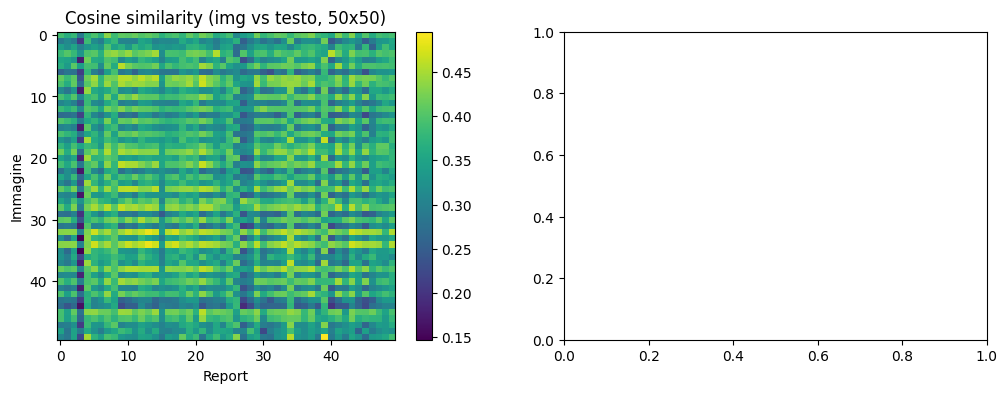
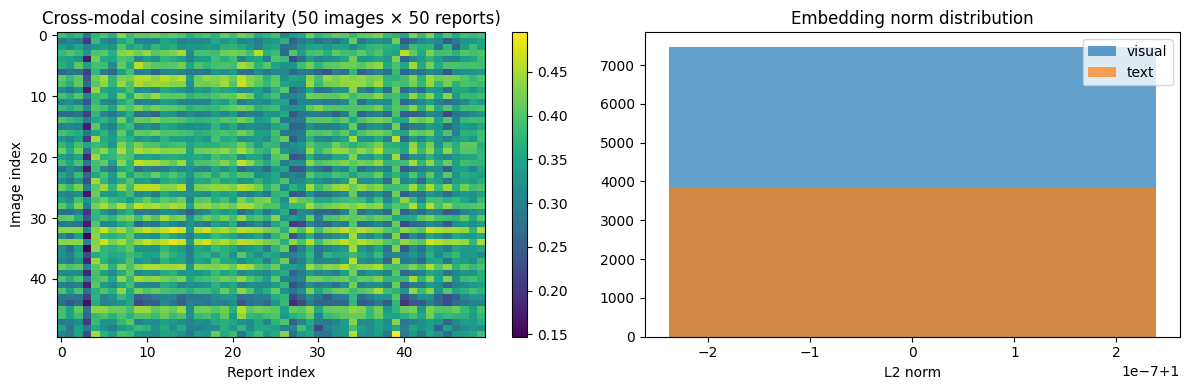
The notebook cell's code change between the first figure and the second:
--- before
+++ after
@@ -1,53 +1,82 @@
+import csv
+import random
 import matplotlib.pyplot as plt
 import numpy as np
 import torch
+from pathlib import Path
 
-# Load saved embeddings from disk (avoids re-running extraction after kernel restart)
+# ── Load saved embeddings ────────────────────────────────────────────────────
 visual_emb = torch.load(
     PROJECT_ROOT / 'embeddings' / 'visual_embeddings.pt',
-    map_location='cpu',
-    weights_only=True,
-)
+    map_location='cpu', weights_only=True,
+).float()
 text_emb = torch.load(
     PROJECT_ROOT / 'embeddings' / 'text_embeddings.pt',
-    map_location='cpu',
-    weights_only=True,
-)
+    map_location='cpu', weights_only=True,
+).float()
 
-# Cross-modal cosine similarity on a 200-image × 200-report sample
-# NOTE: images and reports are NOT aligned by index (different counts),
-#       so this shows the distribution of cross-modal similarities, not matched-pair alignment.
-vis = visual_emb[:200].float()
-txt = text_emb[:200].float()
-sim = (vis @ txt.T).numpy()  # (200, 200)
+# ── Build index lookups ──────────────────────────────────────────────────────
+from iu_xray import IUXrayImageDataset, IUXrayTextDataset
+image_dataset = IUXrayImageDataset(Path(PROJECT_ROOT / 'data' / 'iu_xray' / 'images' / 'images_normalized'))
+text_dataset  = IUXrayTextDataset(Path(PROJECT_ROOT / 'data' / 'iu_xray' / 'reports'))
 
-fig, axes = plt.subplots(1, 2, figsize=(12, 4))
+# image index: filename stem → position in image_dataset
+img_name_to_idx = {Path(image_dataset.image_paths[i]).name: i
+                   for i in range(len(image_dataset))}
 
-# Heatmap
-im = axes[0].imshow(sim[:50, :50], cmap='viridis', aspect='auto')
-axes[0].set_title('Cross-modal cosine similarity (50 images × 50 reports)')
-axes[0].set_xlabel('Report index')
-axes[0].set_ylabel('Image index')
-plt.colorbar(im, ax=axes[0])
+# text index: uid → position in text_dataset
+txt_uid_to_idx = {text_dataset[i][1]: i for i in range(len(text_dataset))}
 
-# Norm distribution (embeddings are L2-normalised by BiomedCLIP)
-vis_norms = visual_emb.norm(dim=-1).cpu().numpy()
-txt_norms = text_emb.norm(dim=-1).cpu().numpy()
-all_norms = np.concatenate([vis_norms, txt_norms])
-_range    = float(all_norms.max() - all_norms.min())
-_bins     = 40 if _range > 1e-6 else 1
-axes[1].hist(vis_norms, bins=_bins, alpha=0.7, label='visual')
-axes[1].hist(txt_norms, bins=_bins, alpha=0.7, label='text')
-axes[1].set_title('Embedding norm distribution')
-axes[1].set_xlabel('L2 norm')
-axes[1].legend()
+# ── Load projections: image filename → report uid ────────────────────────────
+projections_csv = PROJECT_ROOT / 'data' / 'iu_xray' / 'reports' / 'indiana_projections.csv'
+matched_pairs = []  # (img_idx, txt_idx)
+with open(projections_csv, newline='') as fh:
+    reader = csv.DictReader(fh)
+    for row in reader:
+        uid      = str(row['uid'])
+        filename = row['filename']
+        if filename in img_name_to_idx and uid in txt_uid_to_idx:
+            matched_pairs.append((img_name_to_idx[filename], txt_uid_to_idx[uid]))
 
+print(f'Matched pairs found: {len(matched_pairs)}')
+
+# ── Compute matched vs. random cosine similarity ─────────────────────────────
+random.seed(42)
+n = min(1000, len(matched_pairs))
+sample = random.sample(matched_pairs, n)
+
+matched_sims = [
+    float(torch.dot(visual_emb[i], text_emb[j]))
+    for i, j in sample
+]
+
+# Random pairs (draw from different report indices)
+rng = np.random.default_rng(42)
+all_img_idx = [i for i, _ in sample]
+rand_txt_idx = rng.choice(len(text_emb), size=n, replace=False).tolist()
+random_sims = [
+    float(torch.dot(visual_emb[i], text_emb[j]))
+    for i, j in zip(all_img_idx, rand_txt_idx)
+]
+
+# ── Plot ─────────────────────────────────────────────────────────────────────
+fig, ax = plt.subplots(figsize=(8, 4))
+ax.hist(matched_sims, bins=40, alpha=0.7, label=f'matched  (mean={np.mean(matched_sims):.3f})')
+ax.hist(random_sims,  bins=40, alpha=0.7, label=f'random   (mean={np.mean(random_sims):.3f})')
+ax.set_title('BiomedCLIP cross-modal similarity: matched vs. random pairs')
+ax.set_xlabel('Cosine similarity')
+ax.set_ylabel('Count')
+ax.legend()
 plt.tight_layout()
 plt.savefig(PROJECT_ROOT / 'results' / 'figures' / 'embedding_sanity_check.png', dpi=150)
 plt.show()
 
+delta = np.mean(matched_sims) - np.mean(random_sims)
 print('\n=== Phase 1 Summary ===')
 print(f'  visual_embeddings : {visual_emb.shape}')
 print(f'  text_embeddings   : {text_emb.shape}')
-print(f'  cross-modal sim   : mean={sim.mean():.4f}  min={sim.min():.4f}  max={sim.max():.4f}')
+print(f'  matched pairs sampled : {n}')
+print(f'  mean matched sim  : {np.mean(matched_sims):.4f}')
+print(f'  mean random  sim  : {np.mean(random_sims):.4f}')
+print(f'  Δ (matched − random) : {delta:+.4f}')
 print('Phase 1 complete.')

Commit: fix(notebooks): replace meaningless heatmap with matched vs random pairs sanity check